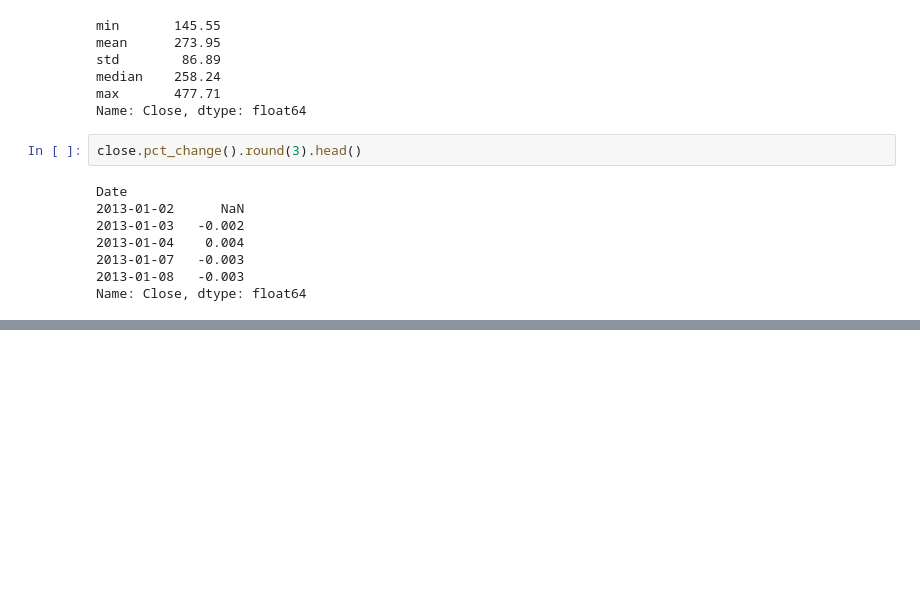
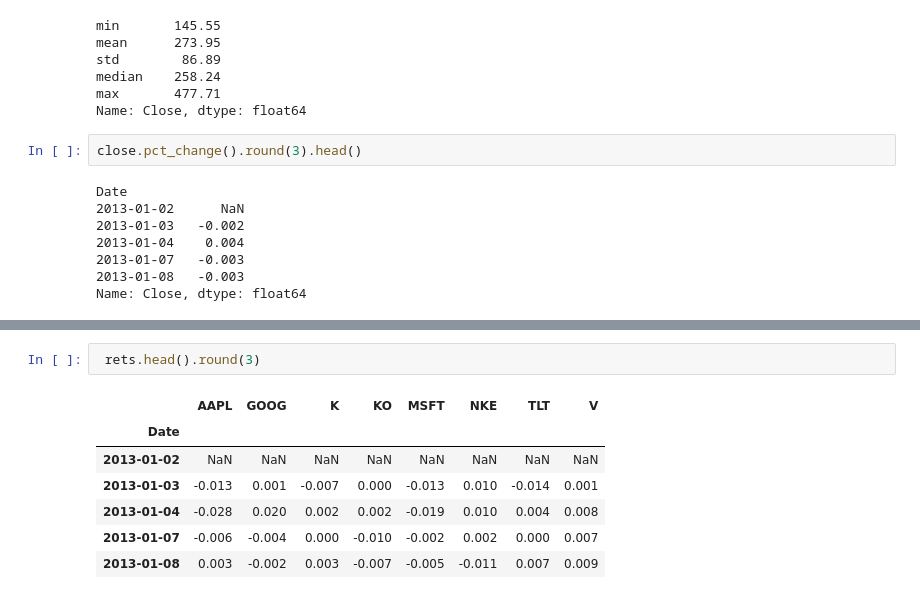
Before and after one commit to MartinKasak/Python_Finance_Numpy_Pandas, a Jupyter notebook: Python Finance.ipynb, the cells around one changed output, grey strips where cells are left out. Cells and saved outputs as stored; diff of their text form; blank space fills up the shorter version.

```diff
--- a/Python Finance.ipynb
+++ b/Python Finance.ipynb
@@ -112,0 +116,10 @@ AttributeError: 'numpy.float64' object has no attribute 'plot'
+# %%
+ rets.head().round(3)
+# %% [output]
+|  | AAPL | GOOG | K | KO | MSFT | NKE | TLT | V |
+| Date |  |  |  |  |  |  |  |  |
+| 2013-01-02 | NaN | NaN | NaN | NaN | NaN | NaN | NaN | NaN |
+| 2013-01-03 | -0.013 | 0.001 | -0.007 | 0.000 | -0.013 | 0.010 | -0.014 | 0.001 |
+| 2013-01-04 | -0.028 | 0.020 | 0.002 | 0.002 | -0.019 | 0.010 | 0.004 | 0.008 |
+| 2013-01-07 | -0.006 | -0.004 | 0.000 | -0.010 | -0.002 | 0.002 | 0.000 | 0.007 |
+| 2013-01-08 | 0.003 | -0.002 | 0.003 | -0.007 | -0.005 | -0.011 | 0.007 | 0.009 |
```
Also changed, not shown: parts of 10 cells of this notebook.
